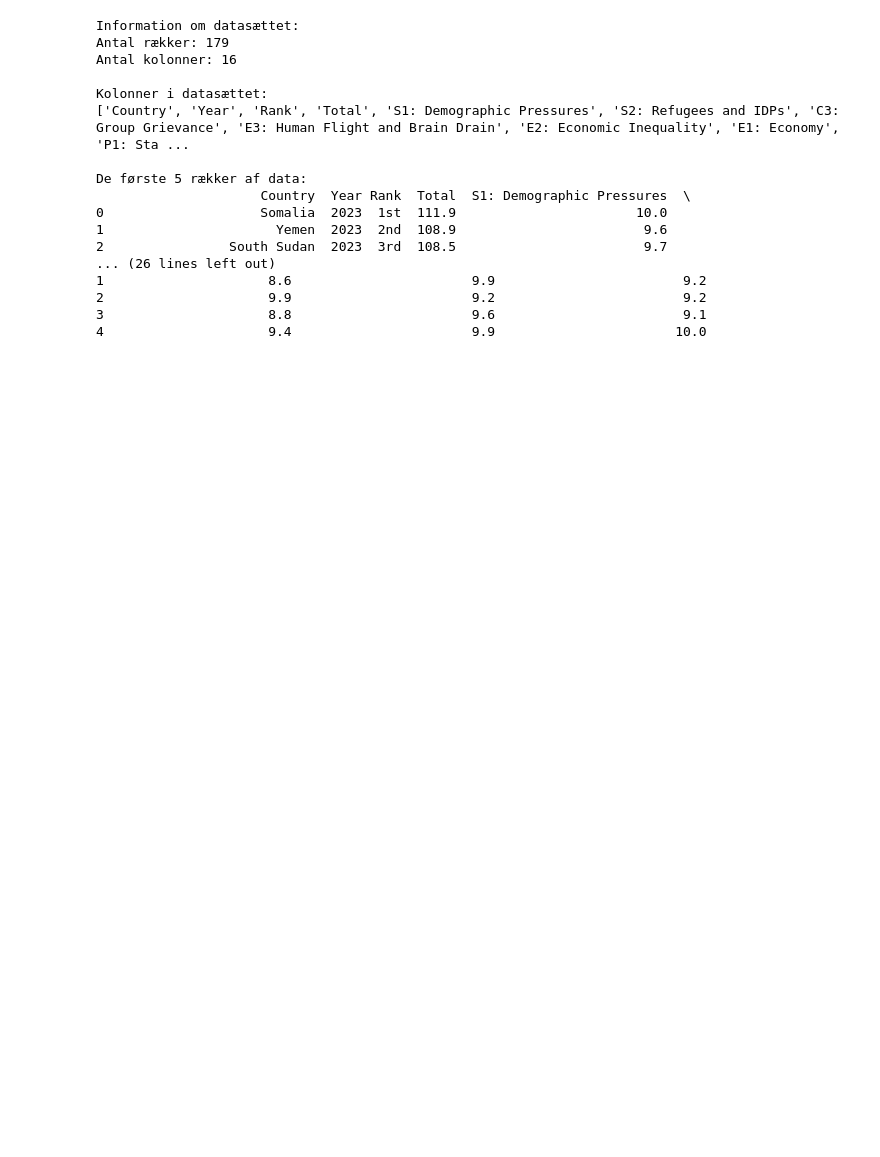
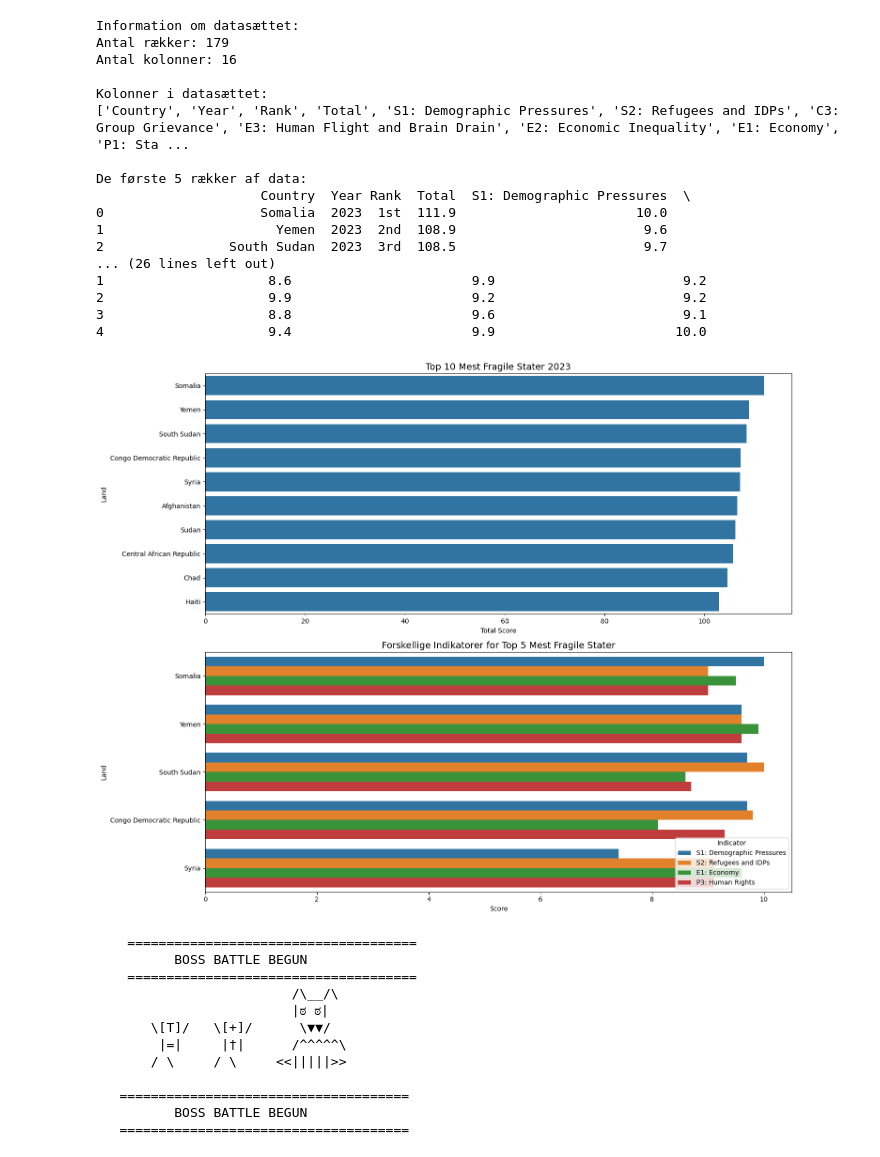
Before and after one commit to Nikolaj1992/MP1-Group9, a Jupyter notebook: analysis.ipynb, the cells around one changed output. Cells and saved outputs as stored; diff of their text form; code cells hidden in the pictures; blank space fills up the shorter version.

Commit message:
tilføjet mere til data der bliver trukket ud og visuelt vist.

```diff
--- a/analysis.ipynb
+++ b/analysis.ipynb
@@ -19,30 +15,51 @@ Successfully installed xlrd-2.0.1
 
 # Brug den fulde sti til filen
 import os
+
+# Indlæs Excel filen
 df = load_excel('Data/FSI-2023-DOWNLOAD (1).xls')
 
 print("Information om datasættet:")
 print(f"Antal rækker: {len(df)}")
 print(f"Antal kolonner: {len(df.columns)}")
 print("\nKolonner i datasættet:")
 print(df.columns.tolist())
 print("\nDe første 5 rækker af data:")
 print(df.head())
+
+# Rens data
+clean_df = clean_data(df)
+
+# Vis visualiseringer
+visualize_data(clean_df)
 # %% [output]
 Information om datasættet:
 Antal rækker: 179
 Antal kolonner: 16
 
 Kolonner i datasættet:
 ['Country', 'Year', 'Rank', 'Total', 'S1: Demographic Pressures', 'S2: Refugees and IDPs', 'C3: Group Grievance', 'E3: Human Flight and Brain Drain', 'E2: Economic Inequality', 'E1: Economy', 'P1: Sta ...
 
 De første 5 rækker af data:
                      Country  Year Rank  Total  S1: Demographic Pressures  \
 0                    Somalia  2023  1st  111.9                       10.0
 1                      Yemen  2023  2nd  108.9                        9.6
 2                South Sudan  2023  3rd  108.5                        9.7
 ... (26 lines left out)
 1                     8.6                       9.9                        9.2
 2                     9.9                       9.2                        9.2
 3                     8.8                       9.6                        9.1
 4                     9.4                       9.9                       10.0
+[figure, added]
+    =====================================
+          BOSS BATTLE BEGUN
+    =====================================
+                         /\__/\
+                         |ಠ ಠ|
+       \[T]/   \[+]/      \▼▼/
+        |=|     |†|      /^^^^^\
+       / \     / \     <<|||||>>
+
+   =====================================
+          BOSS BATTLE BEGUN
+   =====================================
```
Also changed, not shown: parts of 1 cell of this notebook, 1 other file.
